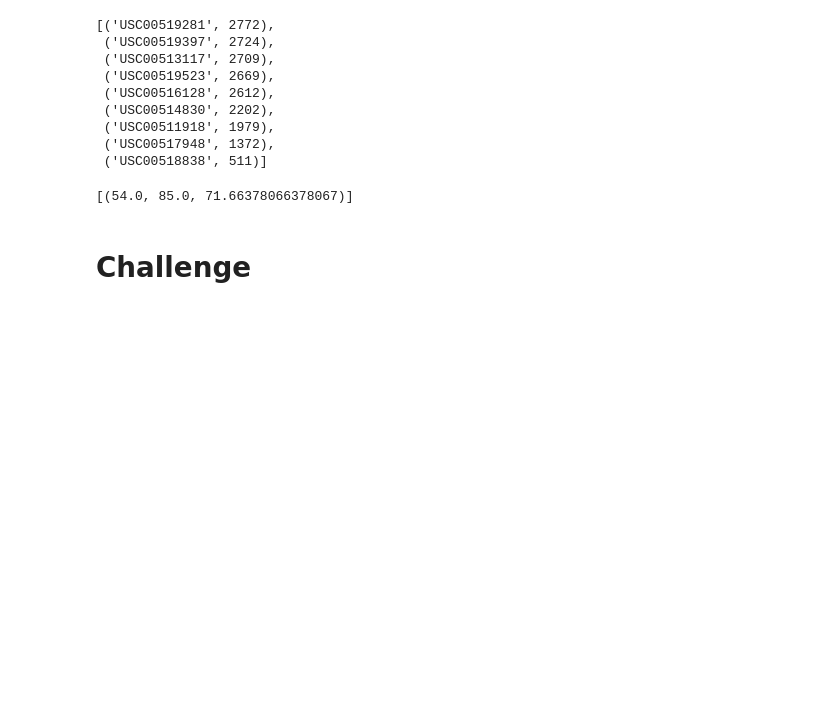
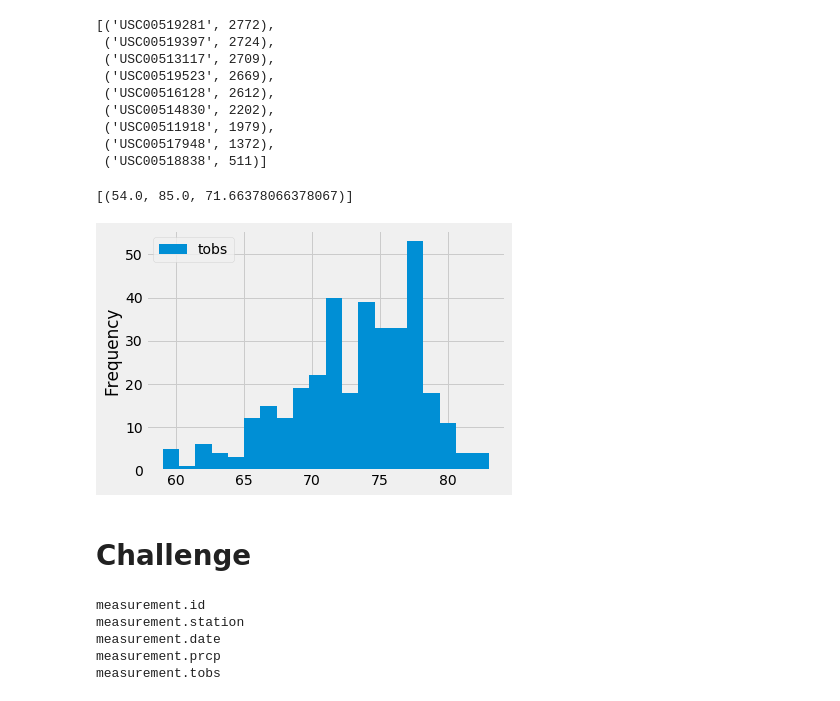
Before and after one commit to abhattac92/surfs_up, a Jupyter notebook: climate_analysis.ipynb, the cells around one changed output. Cells and saved outputs as stored; diff of their text form; code cells hidden in the pictures; blank space fills up the shorter version.

```diff
--- a/climate_analysis.ipynb
+++ b/climate_analysis.ipynb
@@ -98,6 +98,14 @@ filter(Measurement.station == 'USC00519281').all()
 # %%
 # Choose the station with the highest number of temperature observations.
 # Query the last 12 months of temperature observation data for this station and plot the results as a histogram
+results = session.query(Measurement.tobs).\
+filter(Measurement.station == 'USC00519281').\
+filter(Measurement.date >= prev_year).all()
+df = pd.DataFrame(results, columns=['tobs'])
+df.plot.hist(bins=20)
+plt.tight_layout()
+# %% [output]
+[figure, added]
 # %%
 # Write a function called `calc_temps` that will accept start date and end date in the format '%Y-%m-%d'
 # and return the minimum, average, and maximum temperatures for that range of dates
@@ -105,0 +116,9 @@ filter(Measurement.station == 'USC00519281').all()
+# %%
+for col in inspector.columns:
+    print(col)
+# %% [output]
+measurement.id
+measurement.station
+measurement.date
+measurement.prcp
+measurement.tobs
```
Also changed, not shown: parts of 11 cells of this notebook.
